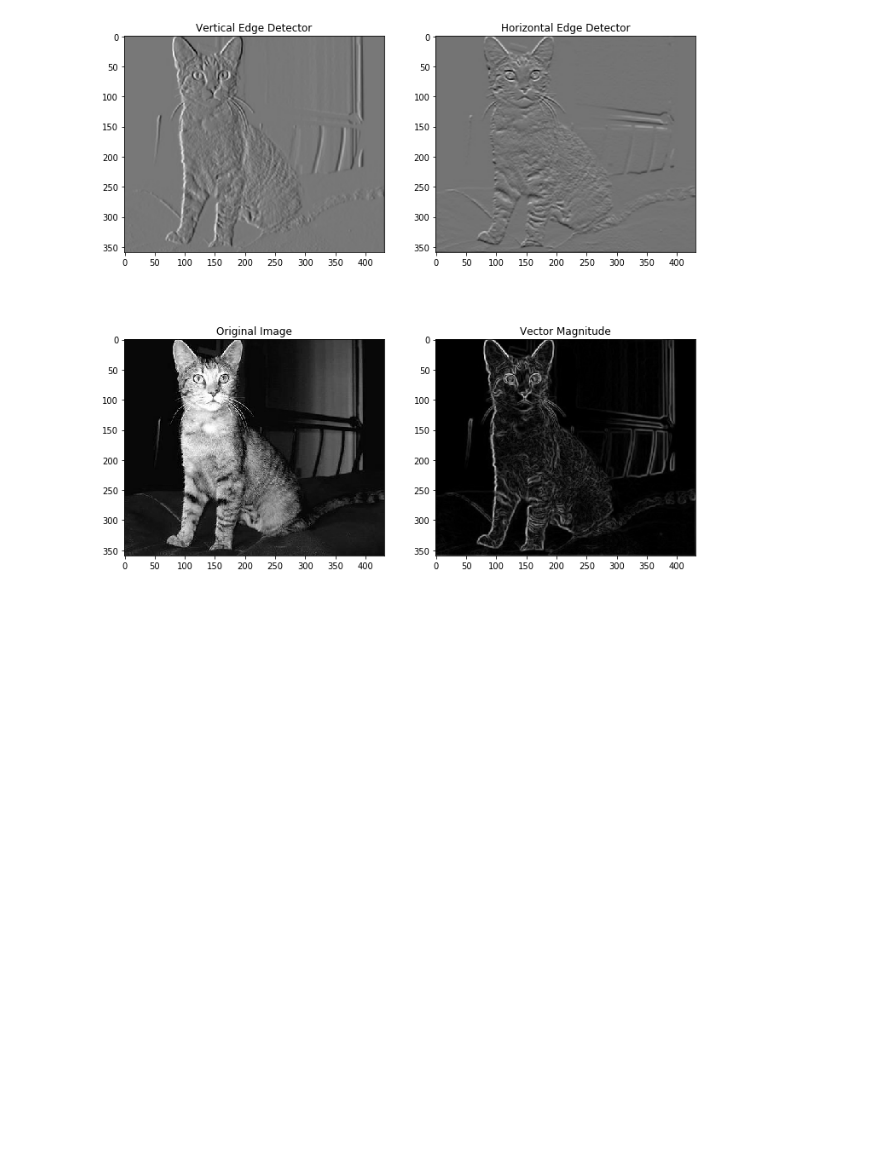
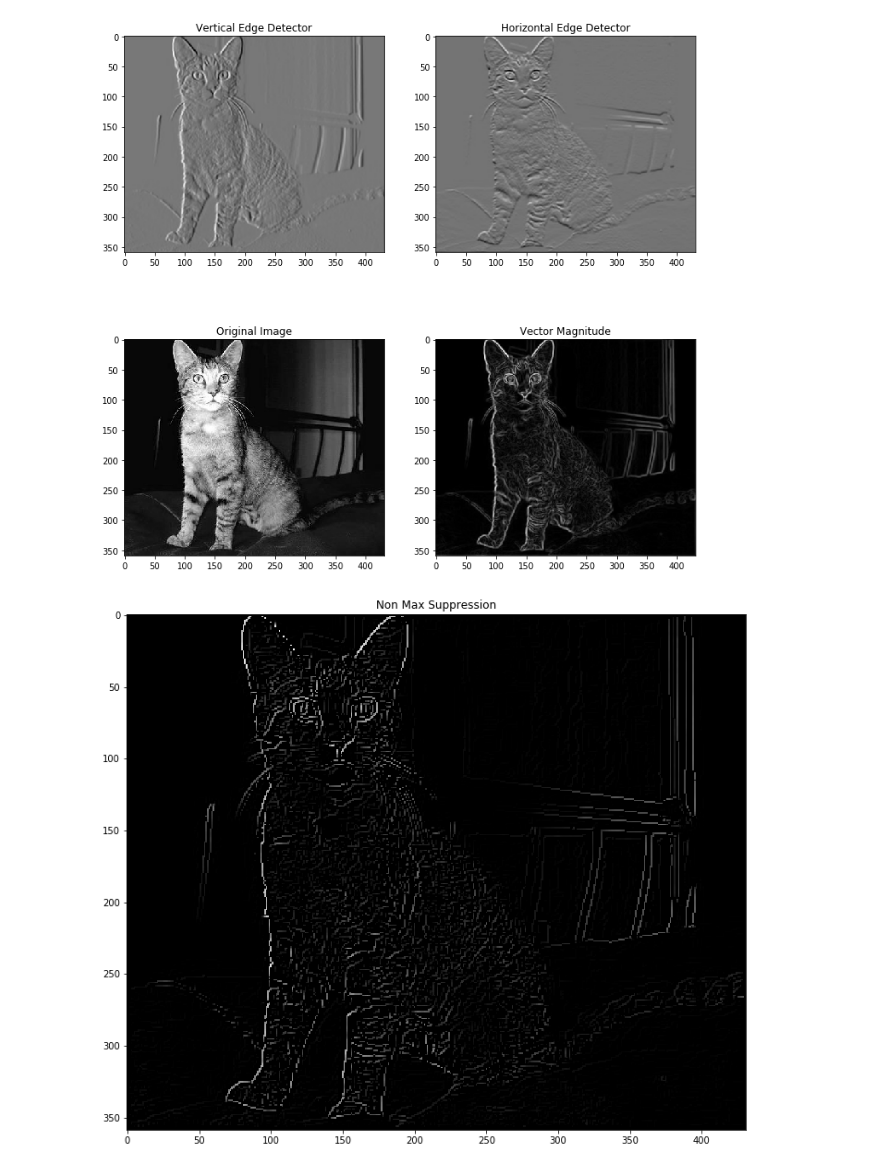
Before and after one commit to SatioO/DL_Practices, a Jupyter notebook: Sobel Filter using Tensorflow.ipynb, the cells around one changed output. Cells and saved outputs as stored; diff of their text form; code cells hidden in the pictures; blank space fills up the shorter version.

```diff
--- a/Sobel Filter using Tensorflow.ipynb
+++ b/Sobel Filter using Tensorflow.ipynb
@@ -112,0 +111,42 @@ np.array(gaussian_image).shape
+# %%
+def non_max_suppression(gradient_magnitude, gradient_direction, verbose = True):
+    magnitude = tf.squeeze(gradient_magnitude)
+    direction = tf.squeeze(gradient_direction)
+
+    img_row, img_col = magnitude.shape
+    output = np.zeros(magnitude.shape)
+
+    for i in range(1,img_row-1):
+        for j in range(1,img_col-1):
+            angle = direction[i, j]
+
+            #angle 0
+            if (0 <= angle < 22.5) or (157.5 <= angle <= 180):
+                before = magnitude[i, j-1]
+                after = magnitude[i, j+1]
+            #angle 45
+            elif (22.5 <= angle < 67.5):
+                before = magnitude[i+1, j-1]
+                after = magnitude[i-1, j+1]
+            #angle 90
+            elif (67.5 <= angle < 112.5):
+                after = magnitude[i+1, j]
+                before = magnitude[i-1, j]
+            #angle 135
+            else:
+                after = magnitude[i-1, j-1]
+                before = magnitude[i+1, j+1]
+
+            if (magnitude[i,j] >= after) and (magnitude[i,j] >= before):
+                output[i,j] = magnitude[i,j]
+
+    return output
+# %%
+suppression = non_max_suppression(grad_magnitude, grad_direction)
+# %%
+fig = plt.subplots(figsize=(12, 12))
+plt.imshow(suppression, cmap='gray')
+plt.title("Non Max Suppression")
+plt.show()
+# %% [output]
+[figure, added]
```
Also changed, not shown: parts of 3 cells of this notebook.
